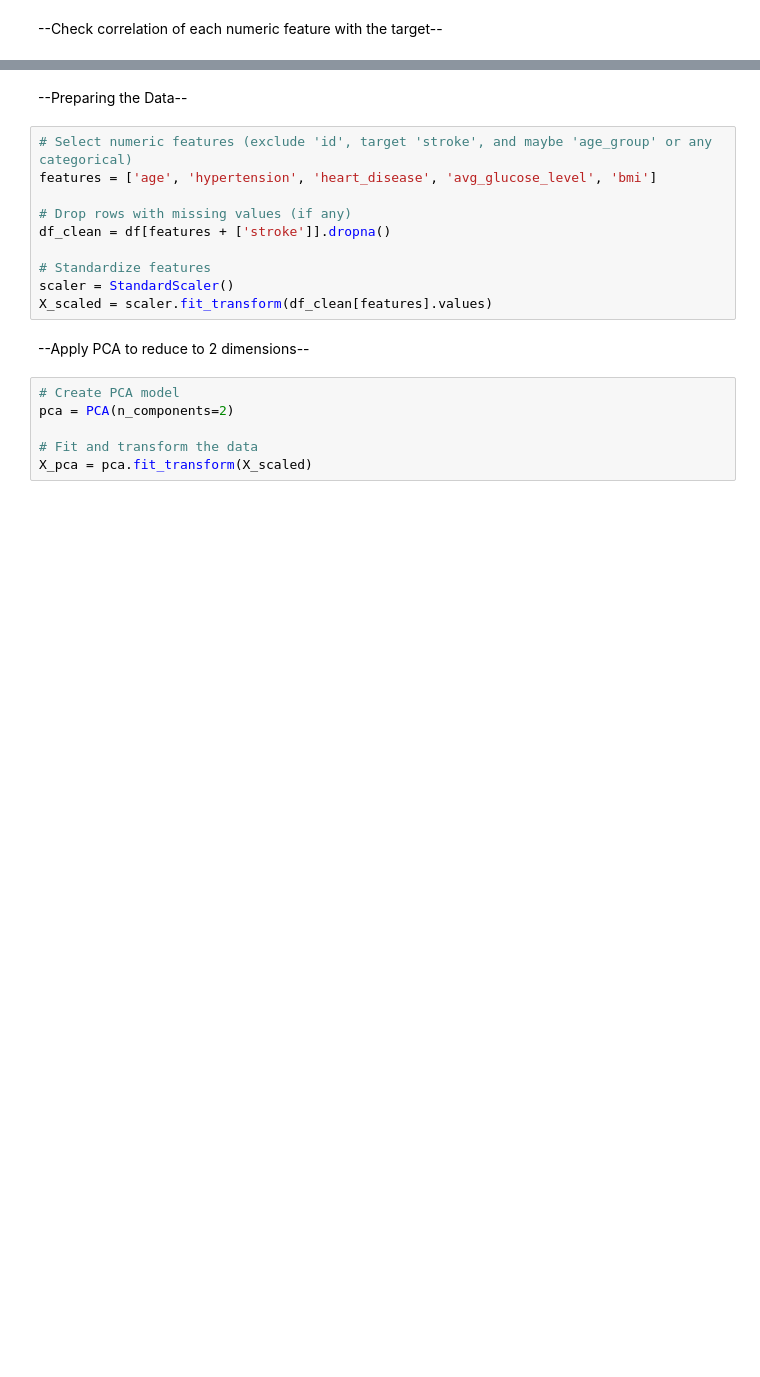
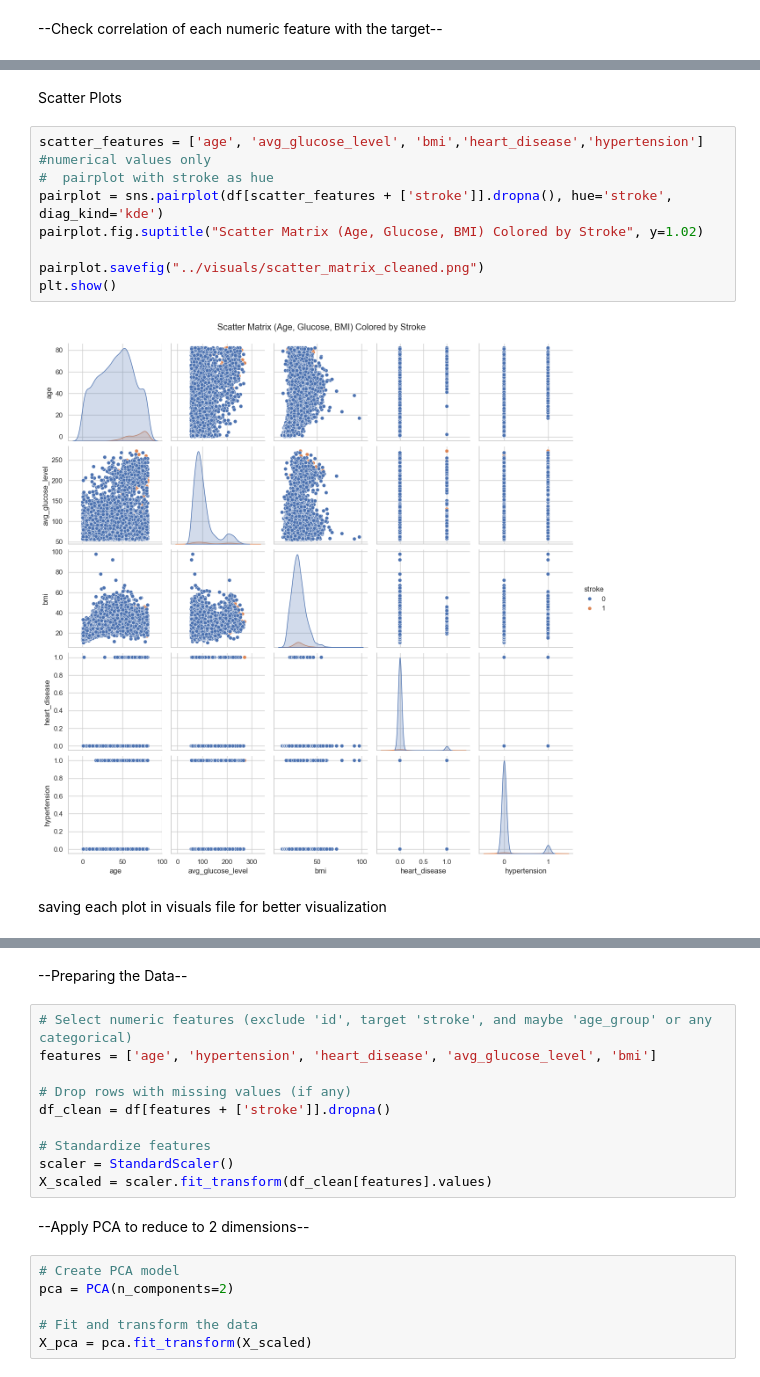
Before and after one commit to mazen4bs/stoke-prediction-machine-learning, a Jupyter notebook: stroke prediction/notebooks/stroke_analysis_phase1.ipynb, the cells around one changed output, grey strips where cells are left out. Saved outputs shown, nothing was run; the diff lists cells and outputs as text; blank space fills up the shorter version.

```diff
--- a/stroke prediction/notebooks/stroke_analysis_phase1.ipynb
+++ b/stroke prediction/notebooks/stroke_analysis_phase1.ipynb
@@ -119,0 +292,14 @@ df.corr(numeric_only=True)['stroke'].sort_values(ascending=False)
+# %% [markdown]
+Scatter Plots
+# %%
+scatter_features = ['age', 'avg_glucose_level', 'bmi','heart_disease','hypertension'] #numerical values only
+#  pairplot with stroke as hue
+pairplot = sns.pairplot(df[scatter_features + ['stroke']].dropna(), hue='stroke', diag_kind='kde')
+pairplot.fig.suptitle("Scatter Matrix (Age, Glucose, BMI) Colored by Stroke", y=1.02)
+
+pairplot.savefig("../visuals/scatter_matrix_cleaned.png")
+plt.show()
+# %% [output]
+[figure, added]
+# %% [markdown]
+saving each plot in visuals file for better visualization
```
Also changed, not shown: parts of 34 cells of this notebook, 20 other files.
